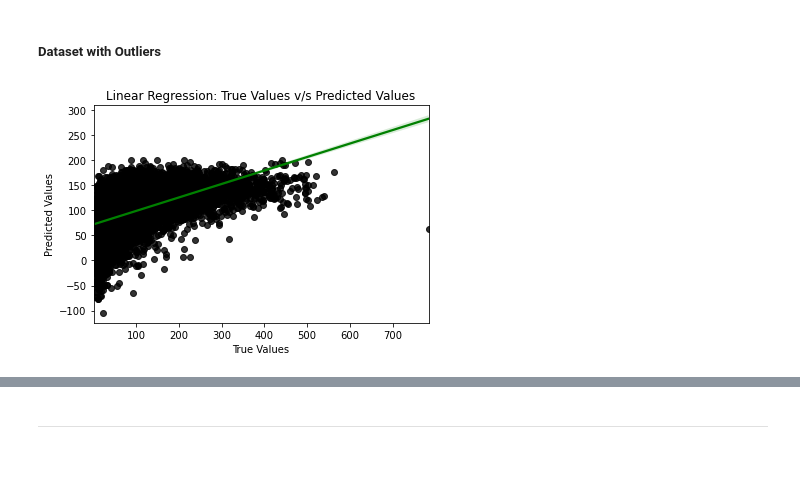
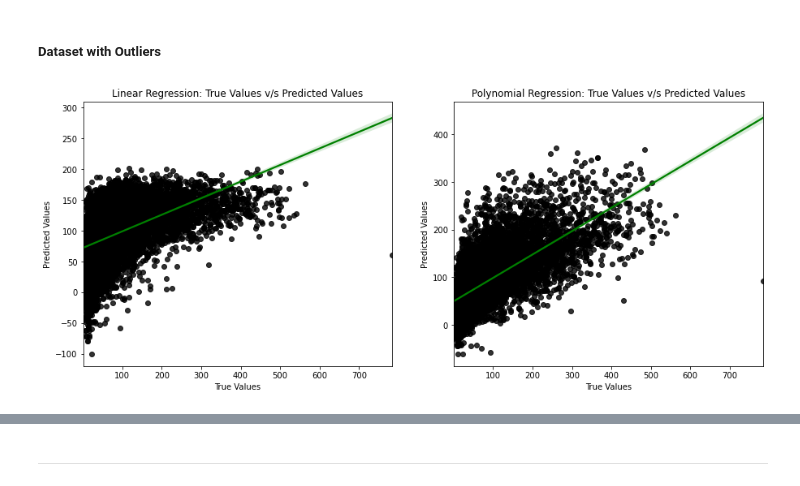
Before and after one commit to sverma1012/pollution, a Jupyter notebook: Part3_DataAnalysis.ipynb, the cells around one changed output, grey strips where cells are left out. Drawn from its saved outputs; the diff is of its cells as text; code cells hidden in the pictures; blank space fills up the shorter version.

```diff
--- a/Part3_DataAnalysis.ipynb
+++ b/Part3_DataAnalysis.ipynb
@@ -408,12 +445,16 @@ warnings.filterwarnings('ignore')
 # %% [markdown]
 ##### Dataset with Outliers
 # %%
-# Linear Regression:
+fig, axes = plt.subplots(1, 2, figsize = (15,6))
 
-sns.regplot(y_o_test, y_o_test_pred, data = pollution_o, color = 'red', scatter_kws = {'color':'black'}, line_kws = {'color':'green'})
-plt.title('Linear Regression: True Values v/s Predicted Values')
+sns.regplot(y_o_test, y_o_test_pred, data = pollution_o, color = 'red', scatter_kws = {'color':'black'}, line_kws = {'color':'green'}, ax = axes[0]).set_title('Linear Regression: True Values v/s Predicted Values')
+axes[0].set_xlabel('True Values')
+axes[0].set_ylabel('Predicted Values')
+
+sns.regplot(y_o_test, y_o_test_predict, data = pollution_o, color = 'red', scatter_kws = {'color':'black'}, line_kws = {'color':'green'}, ax = axes[1])
+plt.title('Polynomial Regression: True Values v/s Predicted Values')
 plt.xlabel('True Values')
 plt.ylabel('Predicted Values')
 plt.show()
 # %% [output]
-[figure, old version]
+[figure, new version]
```
Also changed, not shown: parts of 27 cells of this notebook, 3 other files.
